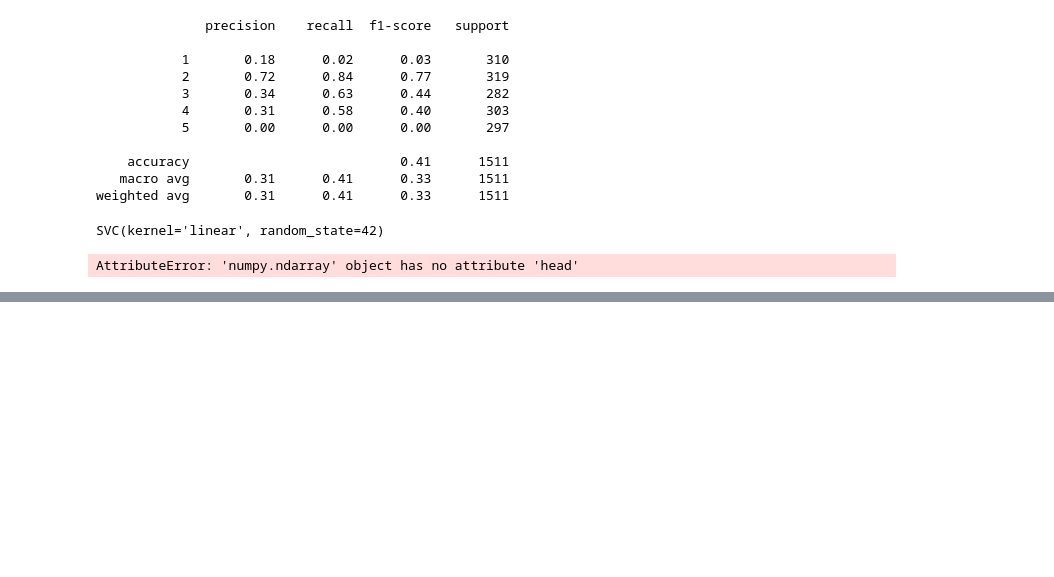
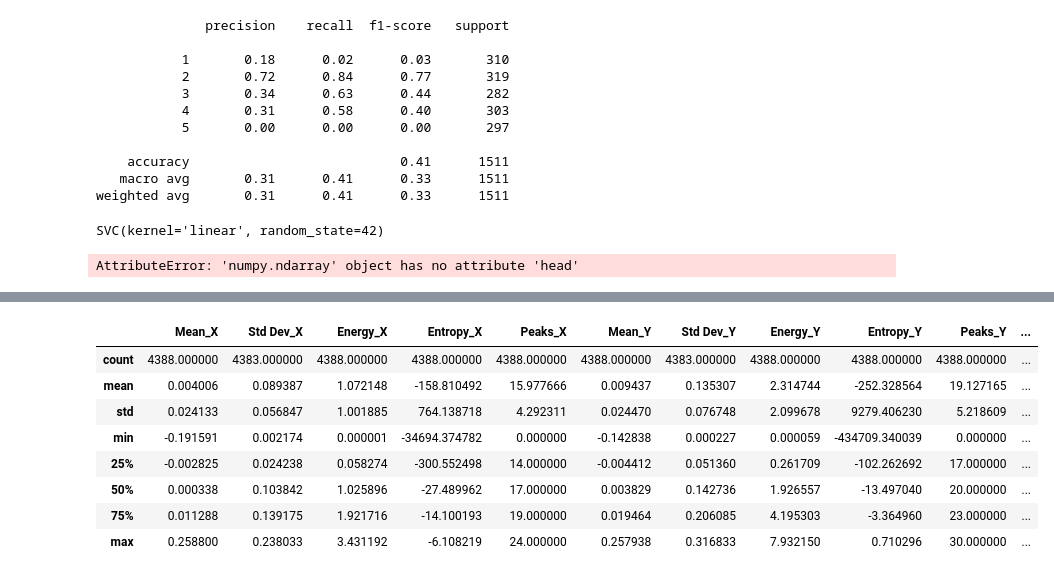
Before and after one commit to cepdnaclk/e19-co544-Hand-Tremor-Based-Biometric-Recognition, a Jupyter notebook: code/SVM.ipynb, the cells around one changed output, grey strips where cells are left out. Cells and saved outputs as stored; diff of their text form; code cells hidden in the pictures; blank space fills up the shorter version.

```diff
--- a/code/SVM.ipynb
+++ b/code/SVM.ipynb
@@ -412,0 +411,3 @@ ValueError: Found input variables with inconsistent numbers of samples: [174, 15
+# %%
+df = pd.read_csv('combined_metrics.csv')
+df.head()
@@ -412,0 +421,12 @@ ValueError: Found input variables with inconsistent numbers of samples: [174, 15
+# %%
+df.describe()
+# %% [output]
+|  | Mean_X | Std Dev_X | Energy_X | Entropy_X | Peaks_X | Mean_Y | Std Dev_Y | Energy_Y | Entropy_Y | Peaks_Y | ... |
+| count | 4388.000000 | 4383.000000 | 4388.000000 | 4388.000000 | 4388.000000 | 4388.000000 | 4383.000000 | 4388.000000 | 4388.000000 | 4388.000000 | ... |
+| mean | 0.004006 | 0.089387 | 1.072148 | -158.810492 | 15.977666 | 0.009437 | 0.135307 | 2.314744 | -252.328564 | 19.127165 | ... |
+| std | 0.024133 | 0.056847 | 1.001885 | 764.138718 | 4.292311 | 0.024470 | 0.076748 | 2.099678 | 9279.406230 | 5.218609 | ... |
+| min | -0.191591 | 0.002174 | 0.000001 | -34694.374782 | 0.000000 | -0.142838 | 0.000227 | 0.000059 | -434709.340039 | 0.000000 | ... |
+| 25% | -0.002825 | 0.024238 | 0.058274 | -300.552498 | 14.000000 | -0.004412 | 0.051360 | 0.261709 | -102.262692 | 17.000000 | ... |
+| 50% | 0.000338 | 0.103842 | 1.025896 | -27.489962 | 17.000000 | 0.003829 | 0.142736 | 1.926557 | -13.497040 | 20.000000 | ... |
+| 75% | 0.011288 | 0.139175 | 1.921716 | -14.100193 | 19.000000 | 0.019464 | 0.206085 | 4.195303 | -3.364960 | 23.000000 | ... |
+| max | 0.258800 | 0.238033 | 3.431192 | -6.108219 | 24.000000 | 0.257938 | 0.316833 | 7.932150 | 0.710296 | 30.000000 | ... |
```
Also changed, not shown: parts of 27 cells of this notebook.
